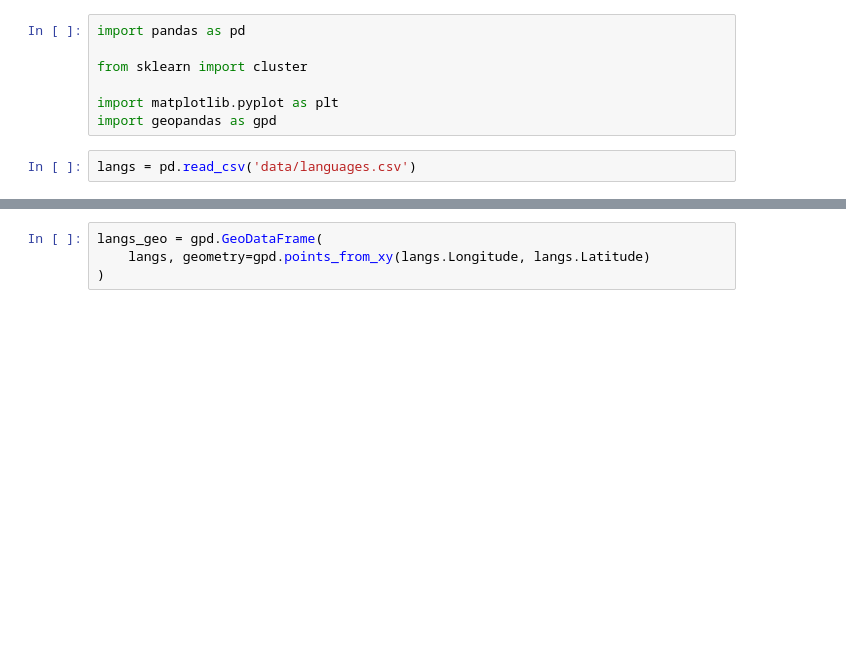
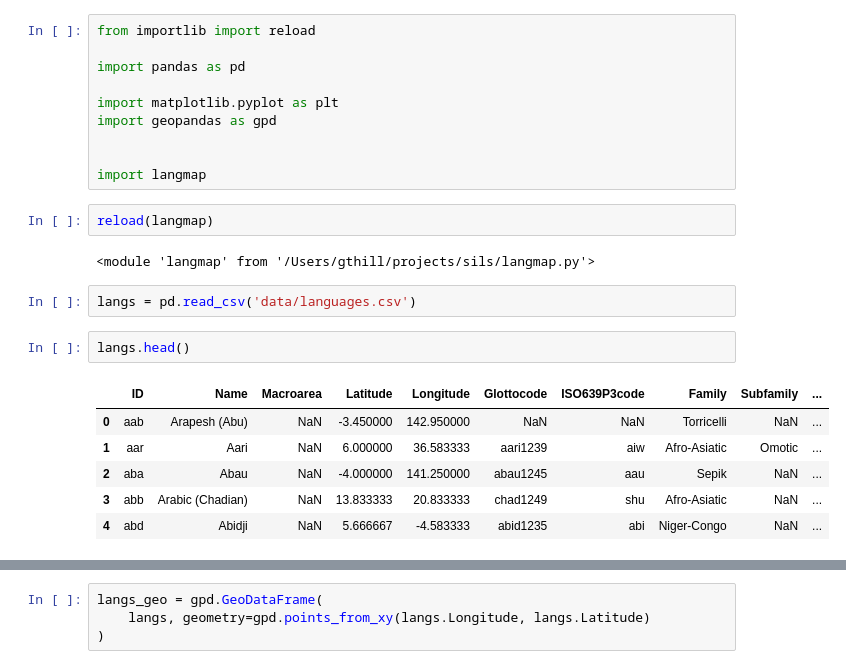
Before and after one commit to def-gthill/sils, a Jupyter notebook: cluster.ipynb, the cells around one changed output, grey strips where cells are left out. Cells and saved outputs as stored; diff of their text form; blank space fills up the shorter version.

```diff
--- a/cluster.ipynb
+++ b/cluster.ipynb
@@ -1,9 +1,25 @@
 # %%
+from importlib import reload
+
 import pandas as pd
-
-from sklearn import cluster
 
 import matplotlib.pyplot as plt
 import geopandas as gpd
+
+
+import langmap
+# %%
+reload(langmap)
+# %% [output]
+<module 'langmap' from '/Users/gthill/projects/sils/langmap.py'>
 # %%
 langs = pd.read_csv('data/languages.csv')
+# %%
+langs.head()
+# %% [output]
+|  | ID | Name | Macroarea | Latitude | Longitude | Glottocode | ISO639P3code | Family | Subfamily | ... |
+| 0 | aab | Arapesh (Abu) | NaN | -3.450000 | 142.950000 | NaN | NaN | Torricelli | NaN | ... |
+| 1 | aar | Aari | NaN | 6.000000 | 36.583333 | aari1239 | aiw | Afro-Asiatic | Omotic | ... |
+| 2 | aba | Abau | NaN | -4.000000 | 141.250000 | abau1245 | aau | Sepik | NaN | ... |
+| 3 | abb | Arabic (Chadian) | NaN | 13.833333 | 20.833333 | chad1249 | shu | Afro-Asiatic | NaN | ... |
+| 4 | abd | Abidji | NaN | 5.666667 | -4.583333 | abid1235 | abi | Niger-Congo | NaN | ... |
```
Also changed, not shown: parts of 7 cells of this notebook, 1 other file.
